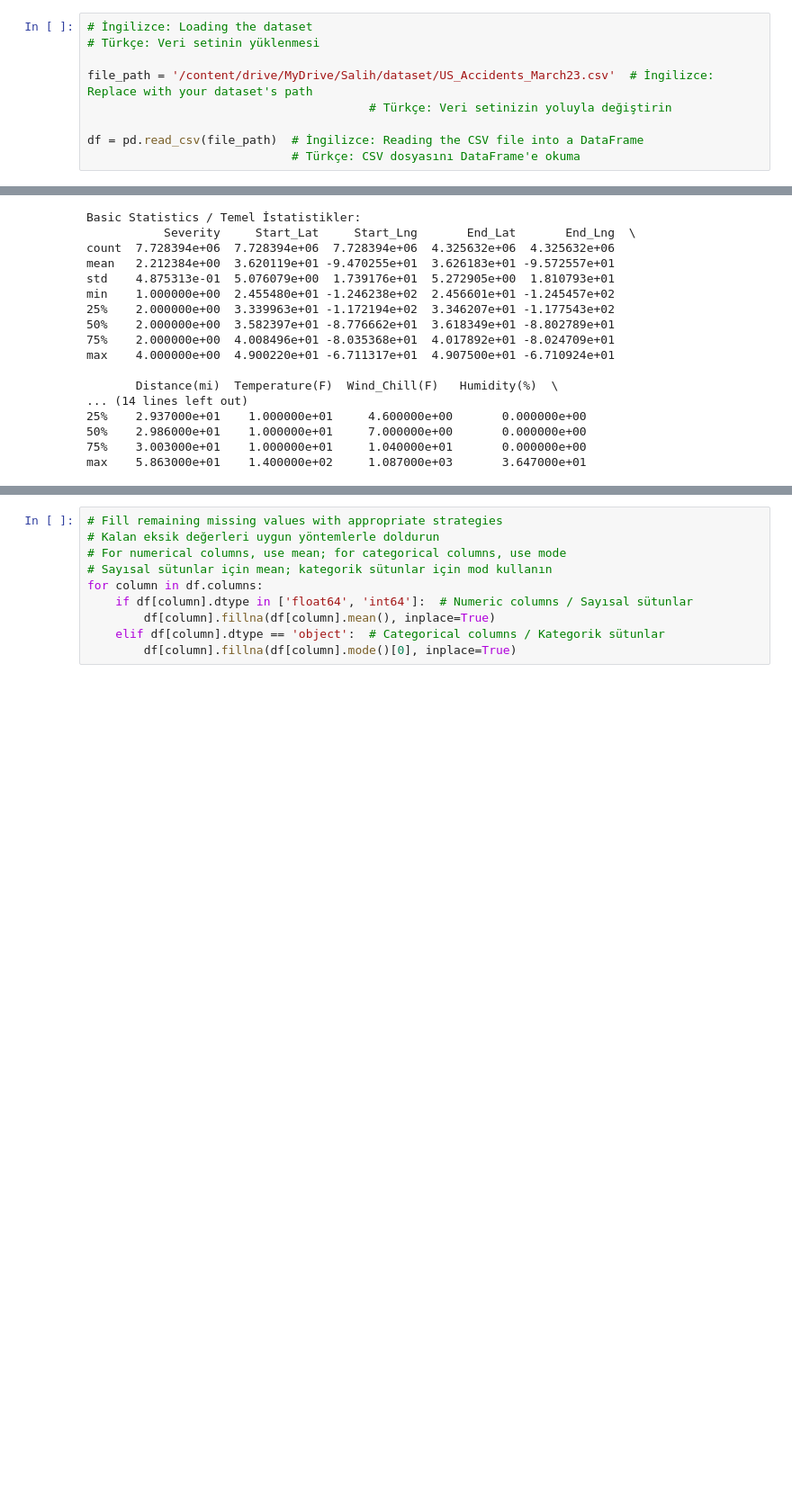
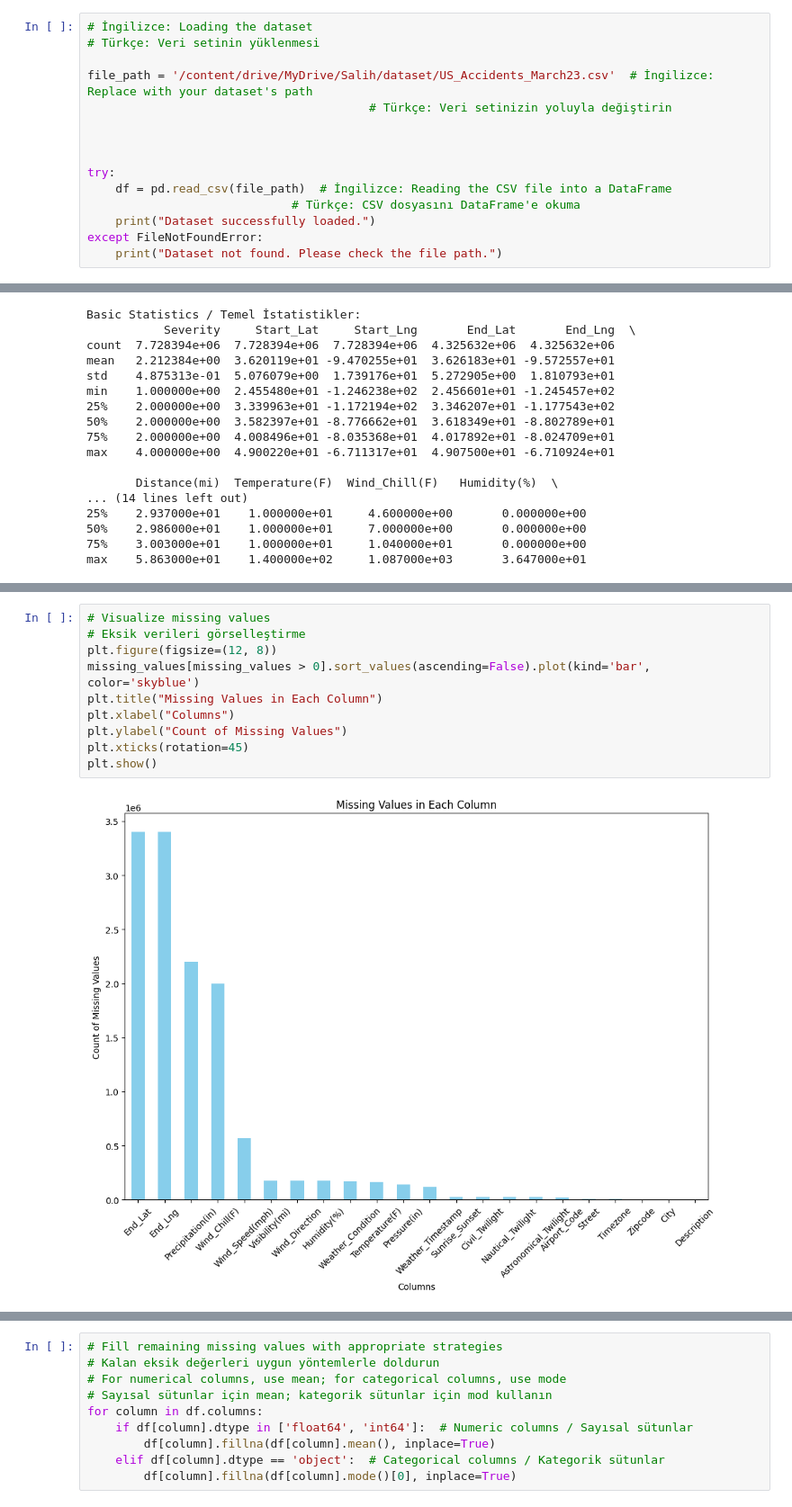
Before and after one commit to burakbasher/team12-Accident-Probability, a Jupyter notebook: DataMining.ipynb, the cells around one changed output, grey strips where cells are left out. Shown at 90% size. Drawn from its saved outputs; the diff is of its cells as text; blank space fills up the shorter version.

Commit message:
Exploratory Data Analysis (EDA) - Veri Keşfi
Started

```diff
--- a/DataMining.ipynb
+++ b/DataMining.ipynb
@@ -47,5 +33,11 @@ import geopandas as gpd  # İngilizce: Geospatial data analysis
 file_path = '/content/drive/MyDrive/Salih/dataset/US_Accidents_March23.csv'  # İngilizce: Replace with your dataset's path
                                         # Türkçe: Veri setinizin yoluyla değiştirin
 
-df = pd.read_csv(file_path)  # İngilizce: Reading the CSV file into a DataFrame
+
+
+try:
+    df = pd.read_csv(file_path)  # İngilizce: Reading the CSV file into a DataFrame
                              # Türkçe: CSV dosyasını DataFrame'e okuma
+    print("Dataset successfully loaded.")
+except FileNotFoundError:
+    print("Dataset not found. Please check the file path.")
@@ -147,0 +269,12 @@ max    5.863000e+01    1.400000e+02     1.087000e+03       3.647000e+01
+# %%
+# Visualize missing values
+# Eksik verileri görselleştirme
+plt.figure(figsize=(12, 8))
+missing_values[missing_values > 0].sort_values(ascending=False).plot(kind='bar', color='skyblue')
+plt.title("Missing Values in Each Column")
+plt.xlabel("Columns")
+plt.ylabel("Count of Missing Values")
+plt.xticks(rotation=45)
+plt.show()
+# %% [output]
+[figure, added]
```
Also changed, not shown: parts of 29 cells of this notebook.
